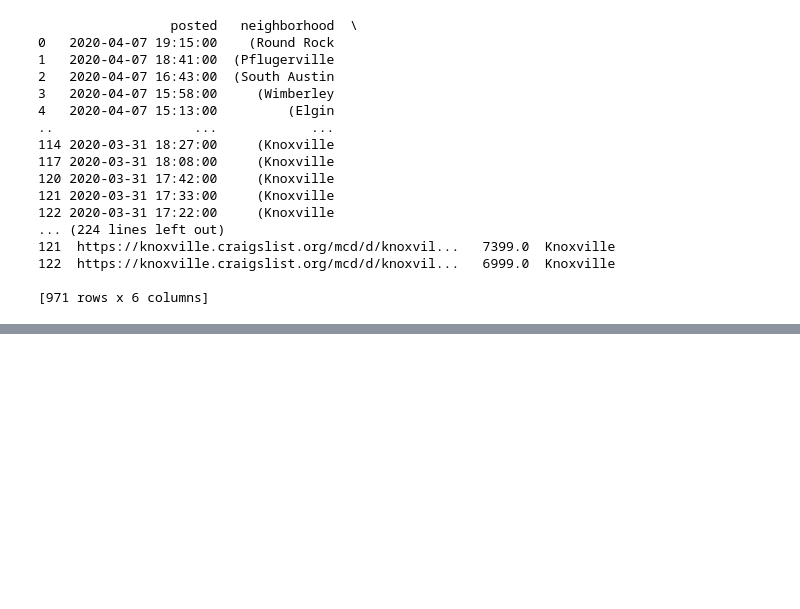
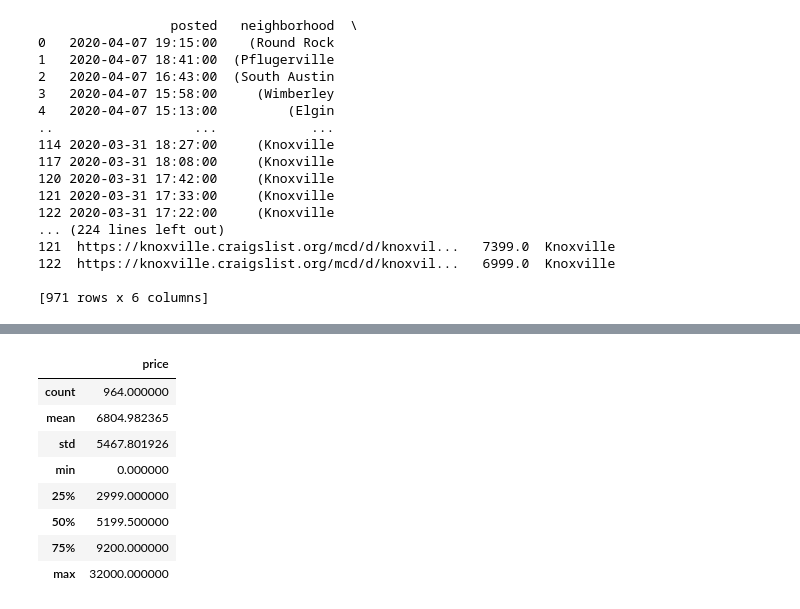
Before and after one commit to GrilledJeez/Testing-for-Difference-in-Craigslist-Markets, a Jupyter notebook: craigslist_scraper.ipynb, the cells around one changed output, grey strips where cells are left out. Cells and saved outputs as stored; diff of their text form; code cells hidden in the pictures; blank space fills up the shorter version.

```diff
--- a/craigslist_scraper.ipynb
+++ b/craigslist_scraper.ipynb
@@ -1164,0 +1188,14 @@ moto.tail()
+# %%
+moto = moto.drop(['index'], axis=1)
+# %%
+moto.describe()
+# %% [output]
+|  | price |
+| count | 964.000000 |
+| mean | 6804.982365 |
+| std | 5467.801926 |
+| min | 0.000000 |
+| 25% | 2999.000000 |
+| 50% | 5199.500000 |
+| 75% | 9200.000000 |
+| max | 32000.000000 |
```
Also changed, not shown: parts of 3 cells of this notebook.
